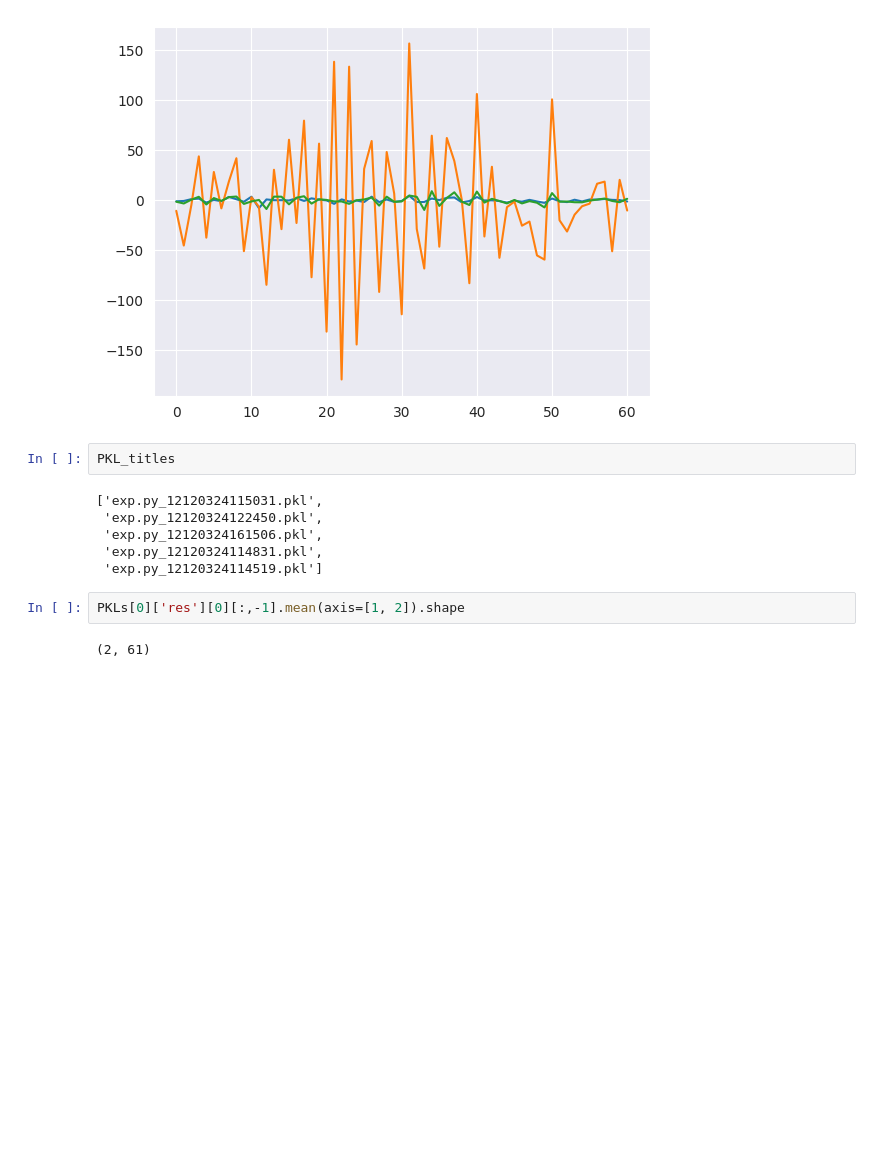
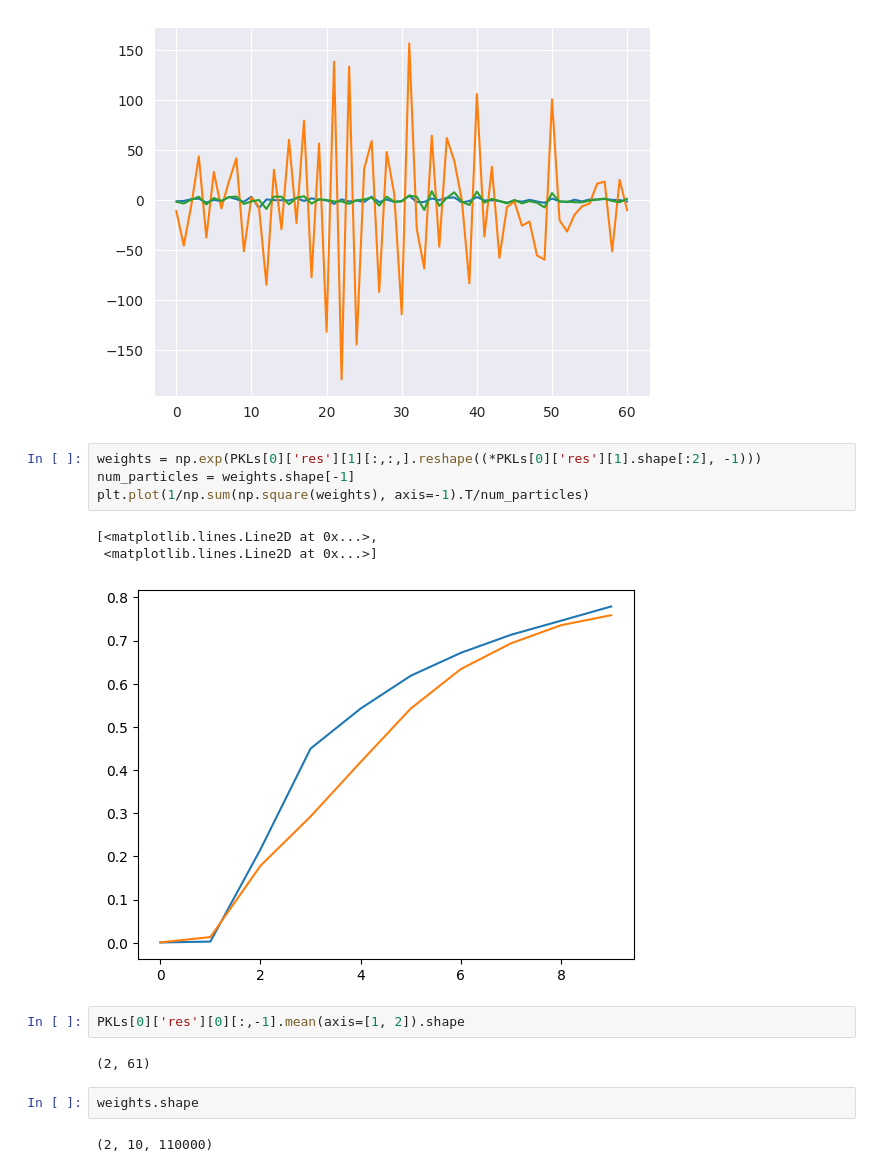
Before and after one commit to ylefay/adaptive_smc_tempering, a Jupyter notebook: src_from_scratch/read.ipynb, the cells around one changed output. Drawn from its saved outputs; the diff is of its cells as text; blank space fills up the shorter version.

```diff
--- a/src_from_scratch/read.ipynb
+++ b/src_from_scratch/read.ipynb
@@ -25,14 +25,18 @@ plt.plot(np.mean(PKLs[2]['res'][0][-1], axis=[0, 1]))
 [<matplotlib.lines.Line2D at 0x...>]
 [figure]
 # %%
-PKL_titles
+weights = np.exp(PKLs[0]['res'][1][:,:,].reshape((*PKLs[0]['res'][1].shape[:2], -1)))
+num_particles = weights.shape[-1]
+plt.plot(1/np.sum(np.square(weights), axis=-1).T/num_particles)
 # %% [output]
-['exp.py_12120324115031.pkl',
- 'exp.py_12120324122450.pkl',
- 'exp.py_12120324161506.pkl',
- 'exp.py_12120324114831.pkl',
- 'exp.py_12120324114519.pkl']
+[<matplotlib.lines.Line2D at 0x...>,
+ <matplotlib.lines.Line2D at 0x...>]
+[figure, added]
 # %%
 PKLs[0]['res'][0][:,-1].mean(axis=[1, 2]).shape
 # %% [output]
 (2, 61)
+# %%
+weights.shape
+# %% [output]
+(2, 10, 110000)
```
Also changed, not shown: parts of 4 cells of this notebook, 11 other files.
